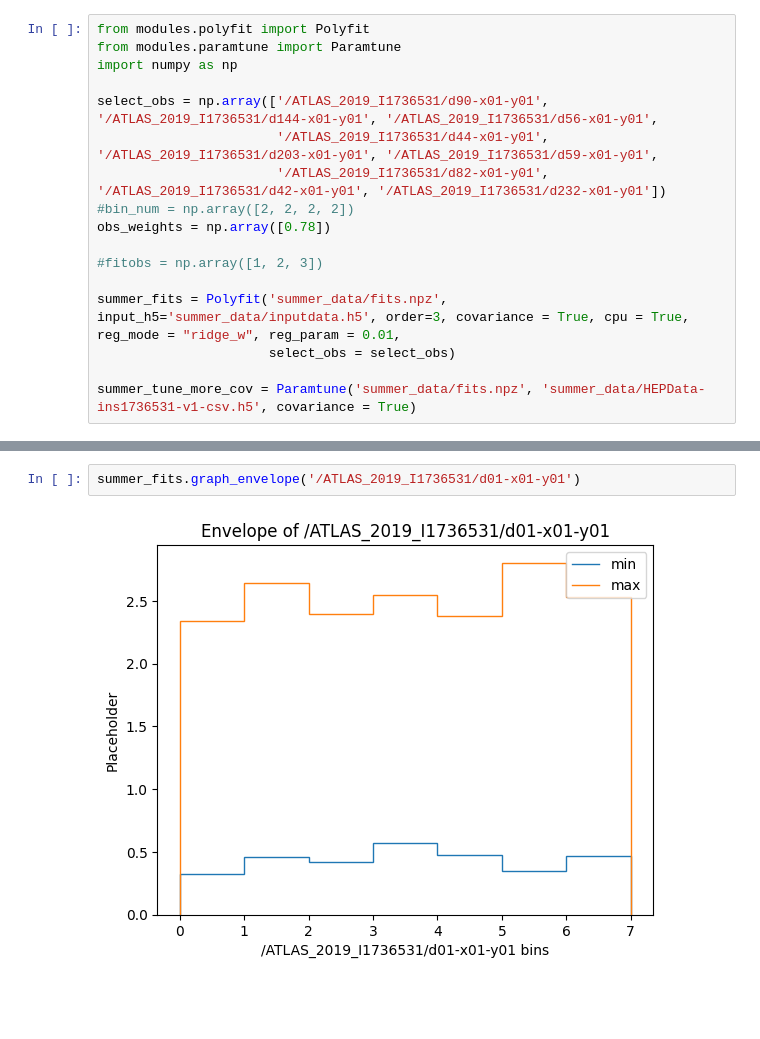
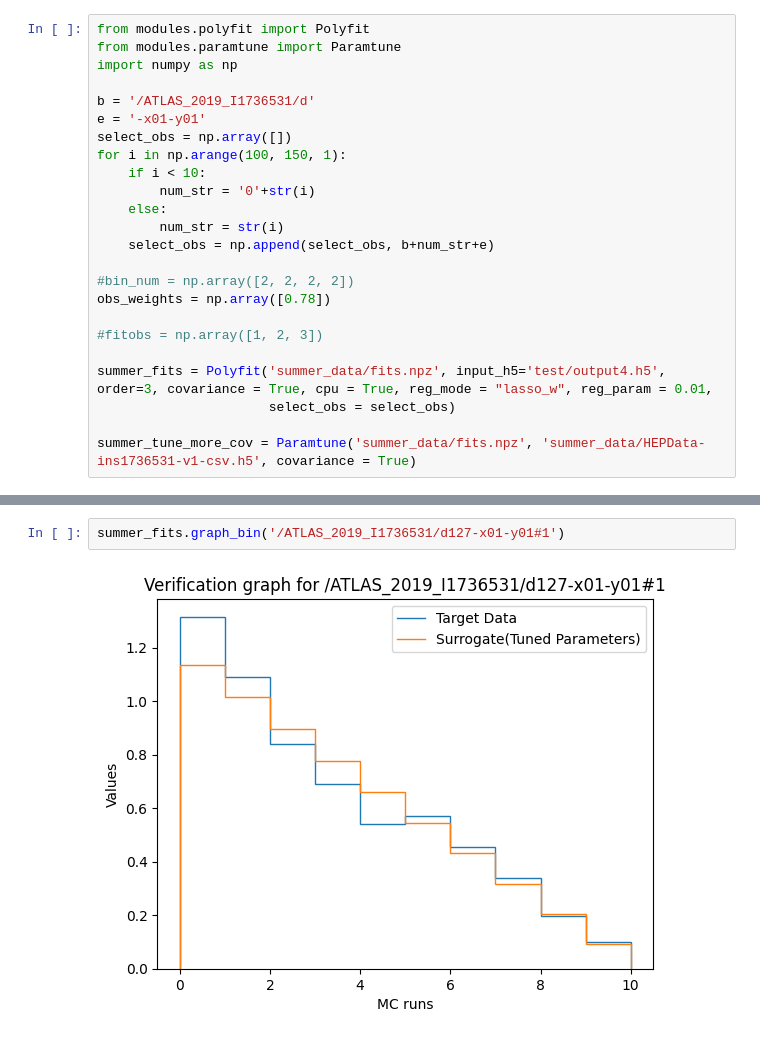
Before and after one commit to Jeffae-Schroff/apprentice-jax, a Jupyter notebook: demo.ipynb, the cells around one changed output, grey strips where cells are left out. Saved outputs shown, nothing was run; the diff lists cells and outputs as text; blank space fills up the shorter version.

```diff
--- a/demo.ipynb
+++ b/demo.ipynb
@@ -3,15 +3,22 @@ from modules.polyfit import Polyfit
 from modules.paramtune import Paramtune
 import numpy as np
 
-select_obs = np.array(['/ATLAS_2019_I1736531/d90-x01-y01', '/ATLAS_2019_I1736531/d144-x01-y01', '/ATLAS_2019_I1736531/d56-x01-y01',
-                       '/ATLAS_2019_I1736531/d44-x01-y01', '/ATLAS_2019_I1736531/d203-x01-y01', '/ATLAS_2019_I1736531/d59-x01-y01',
-                       '/ATLAS_2019_I1736531/d82-x01-y01', '/ATLAS_2019_I1736531/d42-x01-y01', '/ATLAS_2019_I1736531/d232-x01-y01'])
+b = '/ATLAS_2019_I1736531/d'
+e = '-x01-y01'
+select_obs = np.array([])
+for i in np.arange(100, 150, 1):
+    if i < 10:
+        num_str = '0'+str(i)
+    else:
+        num_str = str(i)
+    select_obs = np.append(select_obs, b+num_str+e)
+
 #bin_num = np.array([2, 2, 2, 2])
 obs_weights = np.array([0.78])
 
 #fitobs = np.array([1, 2, 3])
 
-summer_fits = Polyfit('summer_data/fits.npz', input_h5='summer_data/inputdata.h5', order=3, covariance = True, cpu = True, reg_mode = "ridge_w", reg_param = 0.01,
+summer_fits = Polyfit('summer_data/fits.npz', input_h5='test/output4.h5', order=3, covariance = True, cpu = True, reg_mode = "lasso_w", reg_param = 0.01,
                       select_obs = select_obs)
 
 summer_tune_more_cov = Paramtune('summer_data/fits.npz', 'summer_data/HEPData-ins1736531-v1-csv.h5', covariance = True)
@@ -56,5 +48,5 @@ summer_fits.res
 # %%
-summer_fits.graph_envelope('/ATLAS_2019_I1736531/d01-x01-y01')
+summer_fits.graph_bin('/ATLAS_2019_I1736531/d127-x01-y01#1')
 # %% [output]
-[figure, old version]
+[figure, new version]
 # %%
```
Also changed, not shown: parts of 4 cells of this notebook, 12 other files.
